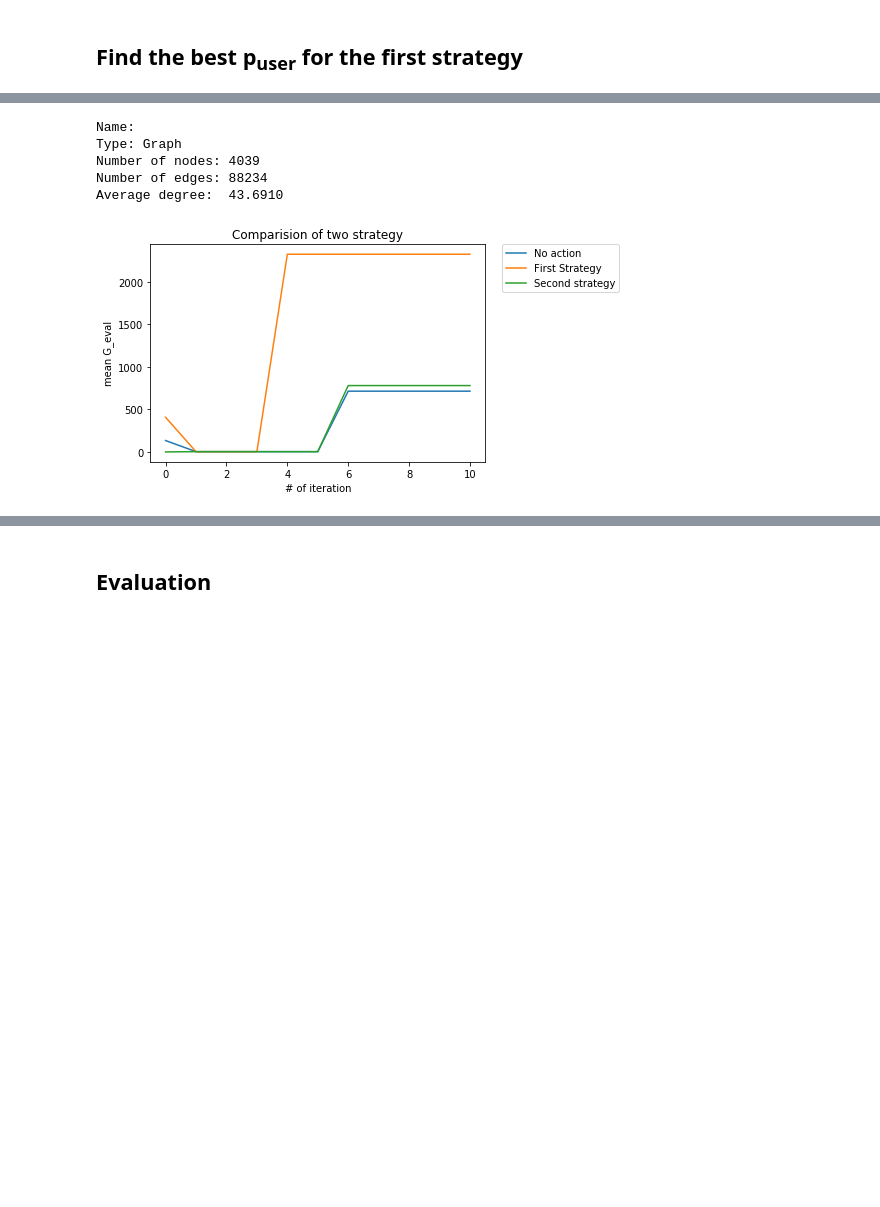
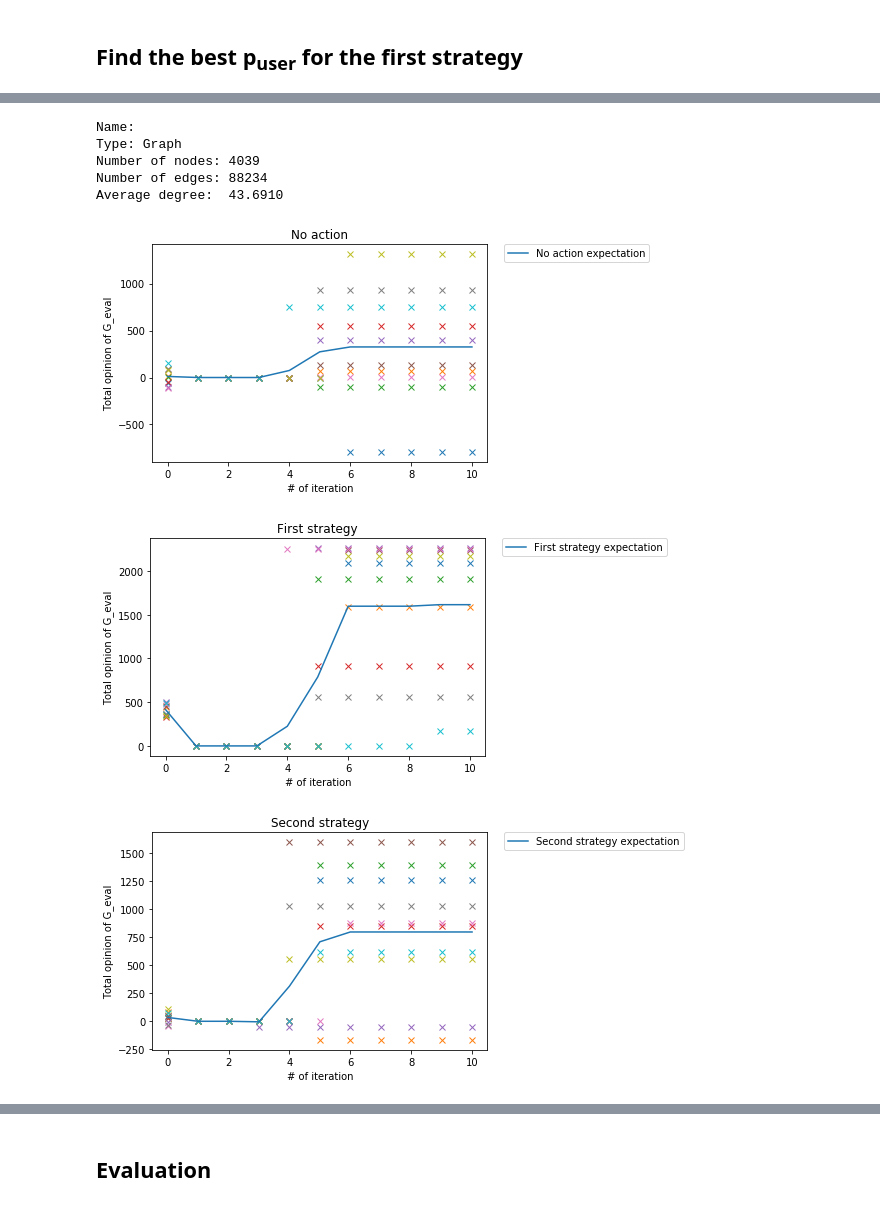
Before and after one commit to sun-xiaoyu/statQ, a Jupyter notebook: Final project.ipynb, the cells around one changed output, grey strips where cells are left out. Saved outputs shown, nothing was run; the diff lists cells and outputs as text; code cells hidden in the pictures; blank space fills up the shorter version.

Commit message:
Very good-looking plot added!

```diff
--- a/Final project.ipynb
+++ b/Final project.ipynb
@@ -43,7 +43,7 @@ def initialisation(G,pctg_user,p_user,p_listener):
 # %%
 import matplotlib.pyplot as plt
 
-def iter_opinion(G_eval, listeners, max_interation=10):
+def iter_opinion(G, G_eval, listeners, max_interation=10):
     G_eval_evolution = np.zeros([max_interation+1,len(G_eval)])
     np.copyto(G_eval_evolution[0],G_eval);
     for t in range(1,max_interation+1):
@@ -99,31 +132,76 @@ def strategy2_ini(G,V_threshold,G_eval):
 # %%
 G=graph_generation("graph.txt")
 
-# No action
-(users,listeners,G_eval)=initialisation(G,0.5,0.5,0.5)
-G_eval_mean=np.sum(iter_opinion(G_eval, listeners),axis=1)
-plt.plot(G_eval_mean, label="No action")
+# set the number of experiments (to calculate the expectation)
+nb_exp = 10
+max_interation = 10+1
+G_eval_mean_series_0 = np.zeros((nb_exp, max_interation))
+G_eval_mean_series_1 = np.zeros((nb_exp, max_interation))
+G_eval_mean_series_2 = np.zeros((nb_exp, max_interation))
+for i in range(nb_exp):
+    # No action
+    (users,listeners,G_eval)=initialisation(G,0.5,0.5,0.5)
+    G_eval_mean=np.sum(iter_opinion(G, G_eval, listeners),axis=1)
+    G_eval_mean_series_0[i,:] = G_eval_mean[:]
+#     plt.plot(G_eval_mean, ".")
 
-# Stragegy 1
-(users,listeners,G_eval)=initialisation(G,0.5,0.6,0.5)
-G_eval_mean=np.sum(iter_opinion(G_eval, listeners),axis=1)
-plt.plot(G_eval_mean, label="First Strategy")
+    # Stragegy 1 p_user = 0.6
+    (users,listeners,G_eval)=initialisation(G,0.5,0.6,0.5)
+    G_eval_mean=np.sum(iter_opinion(G, G_eval, listeners),axis=1)
+    G_eval_mean_series_1[i,:] = G_eval_mean[:]
+#     plt.plot(G_eval_mean, "o")
 
-# Strategy 2
-(users,listeners,G_eval)=initialisation(G,0.5,0.5,0.5)
-(G_eval,num_V)=strategy2_ini(G,300,G_eval)
-G_eval_mean=np.sum(iter_opinion(G_eval, listeners),axis=1)
 
-plt.plot(G_eval_mean, label = "Second strategy")
-plt.title("Comparision of two strategy")
-plt.ylabel('mean G_eval')
+    # Strategy 2 Big_V = degree >300
+    (users,listeners,G_eval)=initialisation(G,0.5,0.5,0.5)
+    (G_eval,num_V)=strategy2_ini(G,300,G_eval)
+    G_eval_mean=np.sum(iter_opinion(G, G_eval, listeners),axis=1)
+    G_eval_mean_series_2[i,:] = G_eval_mean[:]
+#     plt.plot(G_eval_mean, "x")
+
+# plt.show()
+
+G_eval_mean_exp_0 = np.mean(G_eval_mean_series_0, axis=0)
+[plt.plot(x, "x") for x in G_eval_mean_series_0]
+plt.plot(G_eval_mean_exp_0, label = "No action expectation")
+plt.title("No action")
+plt.ylabel('Total opinion of G_eval')
 plt.xlabel('# of iteration')
 plt.legend(bbox_to_anchor=(1.05, 1), loc=2, borderaxespad=0.)
 plt.show()
+
+G_eval_mean_exp_1 = np.mean(G_eval_mean_series_1, axis=0)
+[plt.plot(x, "x") for x in G_eval_mean_series_1]
+plt.plot(G_eval_mean_exp_1, label = "First strategy expectation")
+plt.title("First strategy")
+plt.ylabel('Total opinion of G_eval')
+plt.xlabel('# of iteration')
+plt.legend(bbox_to_anchor=(1.05, 1), loc=2, borderaxespad=0.)
+plt.show()
+
+G_eval_mean_exp_2 = np.mean(G_eval_mean_series_2, axis=0)
+[plt.plot(x, "x") for x in G_eval_mean_series_2]
+plt.plot(G_eval_mean_exp_2, label = "Second strategy expectation")
+plt.title("Second strategy")
+plt.ylabel('Total opinion of G_eval')
+plt.xlabel('# of iteration')
+plt.legend(bbox_to_anchor=(1.05, 1), loc=2, borderaxespad=0.)
+plt.show()
+
+plt.plot(G_eval_mean_exp_0, label="No action")
+plt.plot(G_eval_mean_exp_1, label="First Strategy")
+plt.plot(G_eval_mean_exp_2, label = "Second strategy")
+plt.title("Comparision of the expectation two strategy")
+plt.ylabel('Total opinion of G_eval')
+plt.xlabel('# of iteration')
+plt.legend(bbox_to_anchor=(1.05, 1), loc=2, borderaxespad=0.)
+plt.show()
 # %% [output]
 Name:
 Type: Graph
 Number of nodes: 4039
 Number of edges: 88234
 Average degree:  43.6910
-[figure, old version]
+[figure, new version]
+[figure, added]
+[figure, added]
```
Also changed, not shown: parts of 6 cells of this notebook.
